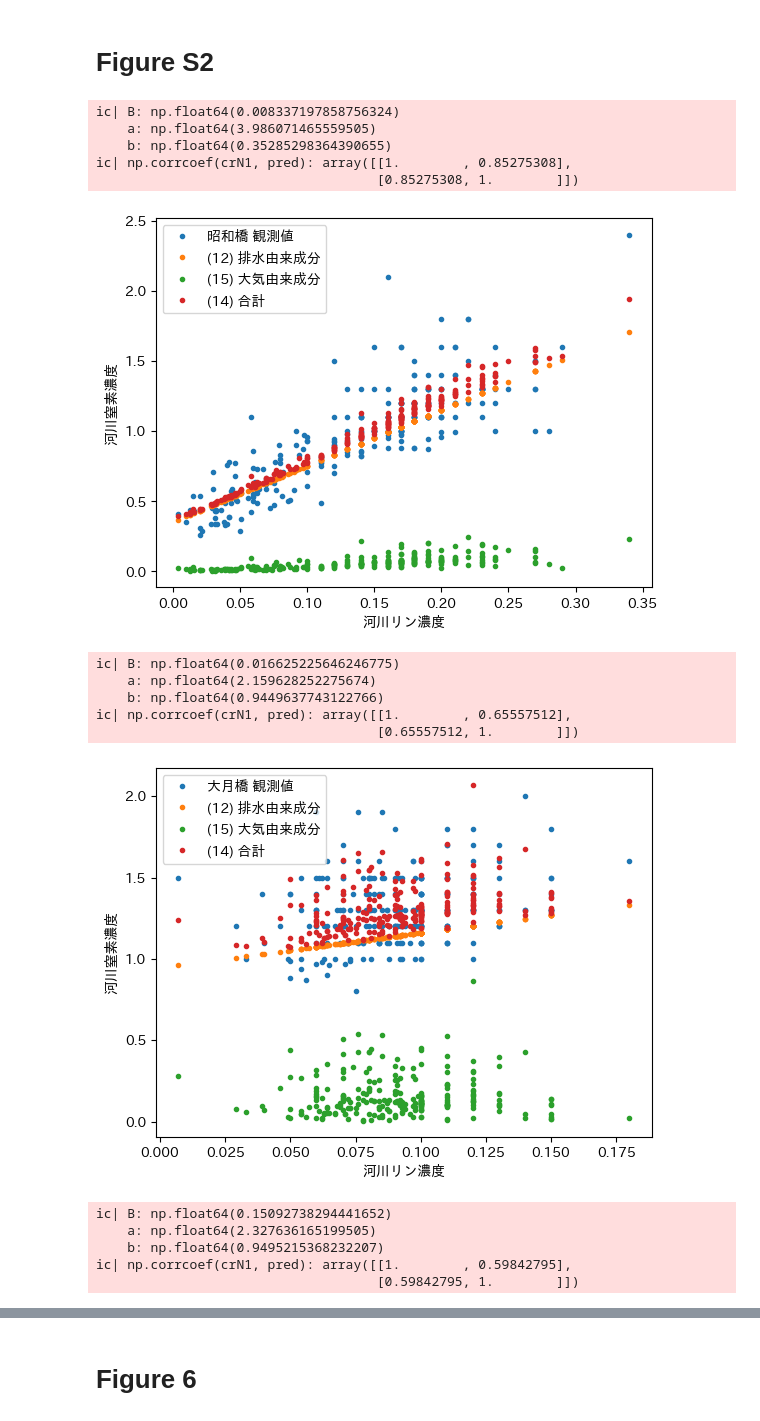
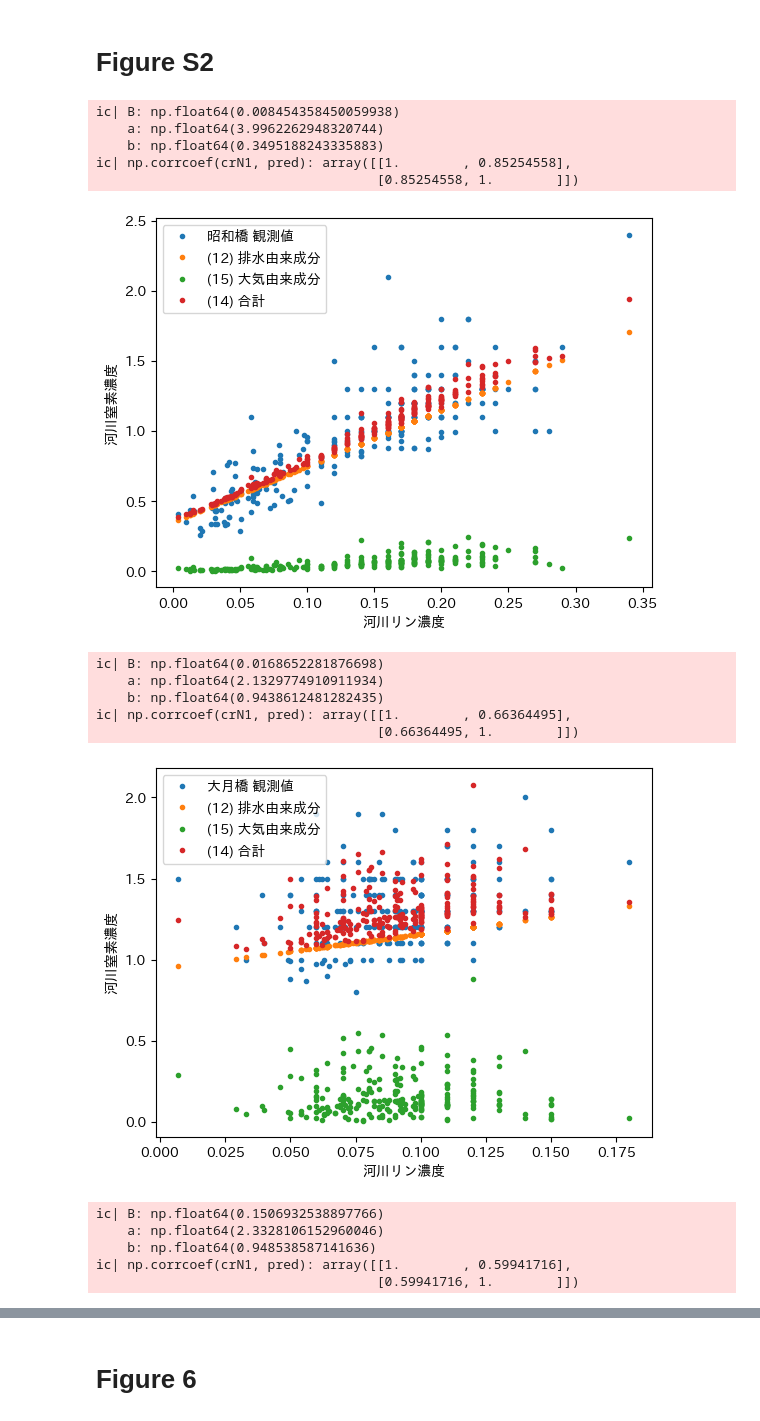
Before and after one commit to vitroid/KM2025, a Jupyter notebook: v4.ipynb, the cells around one changed output, grey strips where cells are left out. Saved outputs shown, nothing was run; the diff lists cells and outputs as text; code cells hidden in the pictures.

```diff
--- a/v4.ipynb
+++ b/v4.ipynb
@@ -247,19 +263,14 @@ for ax, (panel, observatory) in zip(axs, panels.items()):
     river_P = flow_reader.read_river_P("flow/data", obs_flow)
     river_flow = flow_reader.read_river_flow("flow/data", obs_flow)
 
-    # 大気窒素の移動平均と、河川情報の時間目盛りをあわせる
-    air_N_delay = pd.merge(river_N, nox_rolling6[obs_air], on="datetime", how="left")
-
-    # 一旦データを統合し、欠測を除去してから分割しなおすことで、データの時刻をそろえる。
-    wc = air_N_delay.to_numpy()[:, -1]
-    crN = river_N.value
-    crP = river_P.value
-    Fr = river_flow.value
-
-    Xy = pd.DataFrame([river_N.index, wc, crP, crN, Fr]).transpose().dropna(axis=0)
-    Xy.columns = ["dt", "wc", "crP", "crN", "Fr"]
-
-    dt = Xy["dt"]
+    # データの時刻をそろえる。
+    air_N = nox_rolling6[obs_air].resample("D").mean()
+    river_N = river_N.resample("D").median()
+    river_P = river_P.resample("D").median()
+    river_flow = river_flow.resample("D").median()
+    Xy = pd.concat([air_N, river_P, river_N, river_flow], axis=1).dropna()
+    Xy.columns = ["wc", "crP", "crN", "Fr"]
+    dt = Xy.index
     wc1 = Xy["wc"]
     crP1 = Xy["crP"]
     crN1 = Xy["crN"]
@@ -294,7 +305,6 @@ for ax, (panel, observatory) in zip(axs, panels.items()):
         pred_air,
     )
     # -------------------------------------------------------------
-    ic(Xy.index)
 
 fig.savefig(f"Figure5.pdf")
 plt.show()
@@ -344,16 +346,14 @@ for panel, observatory in panels.items():
     river_P = flow_reader.read_river_P("flow/data", obs_flow)
     river_flow = flow_reader.read_river_flow("flow/data", obs_flow)
 
-    air_N_delay = pd.merge(river_N, nox_rolling6[obs_air], on="datetime", how="left")
-
-    wc = air_N_delay.to_numpy()[:, -1]
-    crN = river_N.value
-    crP = river_P.value
-    Fr = river_flow.value
-
-    Xy = pd.DataFrame([wc, crP, crN, Fr]).transpose().dropna(axis=0)
+    # データの時刻をそろえる。
+    air_N = nox_rolling6[obs_air].resample("D").mean()
+    river_N = river_N.resample("D").median()
+    river_P = river_P.resample("D").median()
+    river_flow = river_flow.resample("D").median()
+    Xy = pd.concat([air_N, river_P, river_N, river_flow], axis=1).dropna()
     Xy.columns = ["wc", "crP", "crN", "Fr"]
-
+    dt = Xy.index
     wc1 = Xy["wc"]
     crP1 = Xy["crP"]
     crN1 = Xy["crN"]
@@ -375,50 +375,50 @@ for panel, observatory in panels.items():
     pred = trend_v4(w, *popt)
     pred_drain = trend_v4(w, 0, a, b)
     pred_air = trend_v4(w, B, 0, 0)
 
     ic(np.corrcoef(crN1, pred))
 
     ###############################################################
 
     # -------------------------------------------------------------
 
     fig = plt.figure()
     # plot raw
     plt.plot(crP1, crN1, ".", label=f"{obs_flow} 観測値")
 
     # plot eq (4.6)
     plt.plot(crP1, pred_drain, ".", label="(12) 排水由来成分")
 
     # plot eq (4.7)
     plt.plot(crP1, pred_air, ".", label="(15) 大気由来成分")
 
     # plot eq (4.5)
     plt.plot(crP1, pred, ".", label="(14) 合計")
 
     plt.xlabel("河川リン濃度")
     plt.ylabel("河川窒素濃度")
     plt.legend()
     fig.savefig(f"FigureS2{panel}.pdf")
     plt.show()
     # -------------------------------------------------------------
 # %% [output]
-ic| B: np.float64(0.008337197858756324)
-    a: np.float64(3.986071465559505)
-    b: np.float64(0.35285298364390655)
-ic| np.corrcoef(crN1, pred): array([[1.        , 0.85275308],
-                                    [0.85275308, 1.        ]])
+ic| B: np.float64(0.008454358450059938)
+    a: np.float64(3.9962262948320744)
+    b: np.float64(0.3495188243335883)
+ic| np.corrcoef(crN1, pred): array([[1.        , 0.85254558],
+                                    [0.85254558, 1.        ]])
-[figure, old version]
+[figure, new version]
-ic| B: np.float64(0.016625225646246775)
-    a: np.float64(2.159628252275674)
-    b: np.float64(0.9449637743122766)
-ic| np.corrcoef(crN1, pred): array([[1.        , 0.65557512],
-                                    [0.65557512, 1.        ]])
+ic| B: np.float64(0.0168652281876698)
+    a: np.float64(2.1329774910911934)
+    b: np.float64(0.9438612481282435)
+ic| np.corrcoef(crN1, pred): array([[1.        , 0.66364495],
+                                    [0.66364495, 1.        ]])
-[figure, old version]
+[figure, new version]
-ic| B: np.float64(0.15092738294441652)
-    a: np.float64(2.327636165199505)
-    b: np.float64(0.9495215368232207)
-ic| np.corrcoef(crN1, pred): array([[1.        , 0.59842795],
-                                    [0.59842795, 1.        ]])
+ic| B: np.float64(0.1506932538897766)
+    a: np.float64(2.3328106152960046)
+    b: np.float64(0.948538587141636)
+ic| np.corrcoef(crN1, pred): array([[1.        , 0.59941716],
+                                    [0.59941716, 1.        ]])
 [figure]
 # %% [markdown]
 # Figure 6
```
Also changed, not shown: parts of 11 cells of this notebook.
